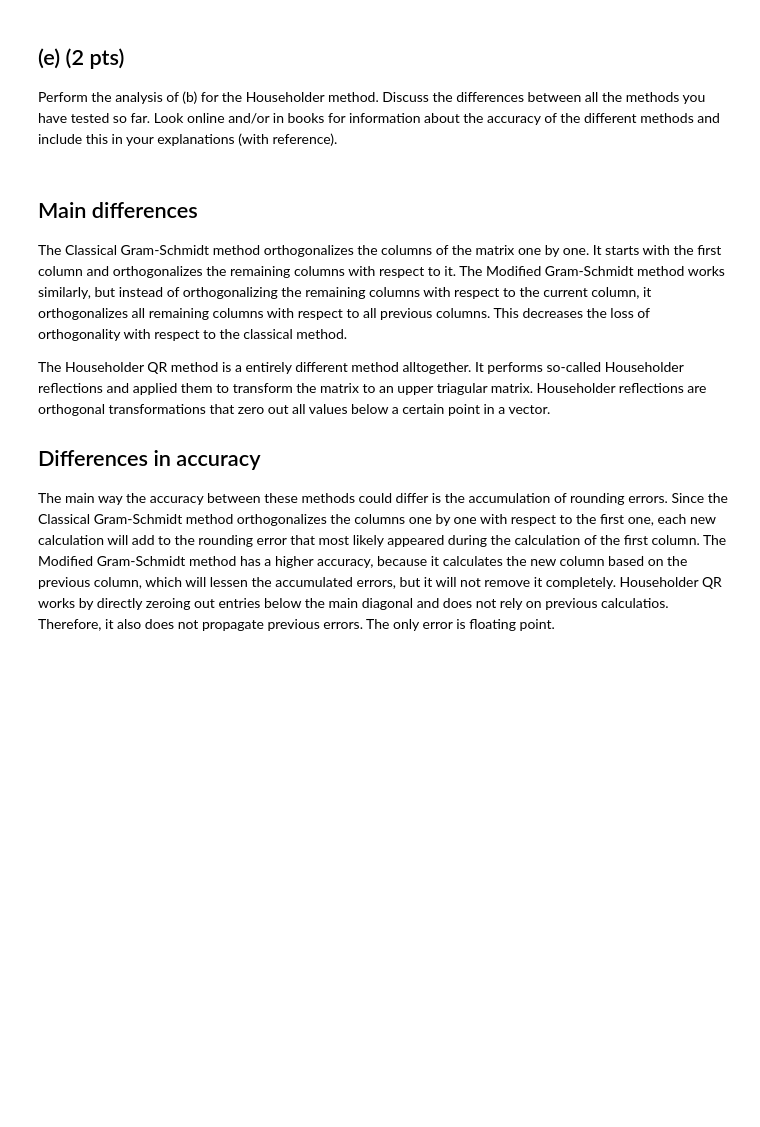
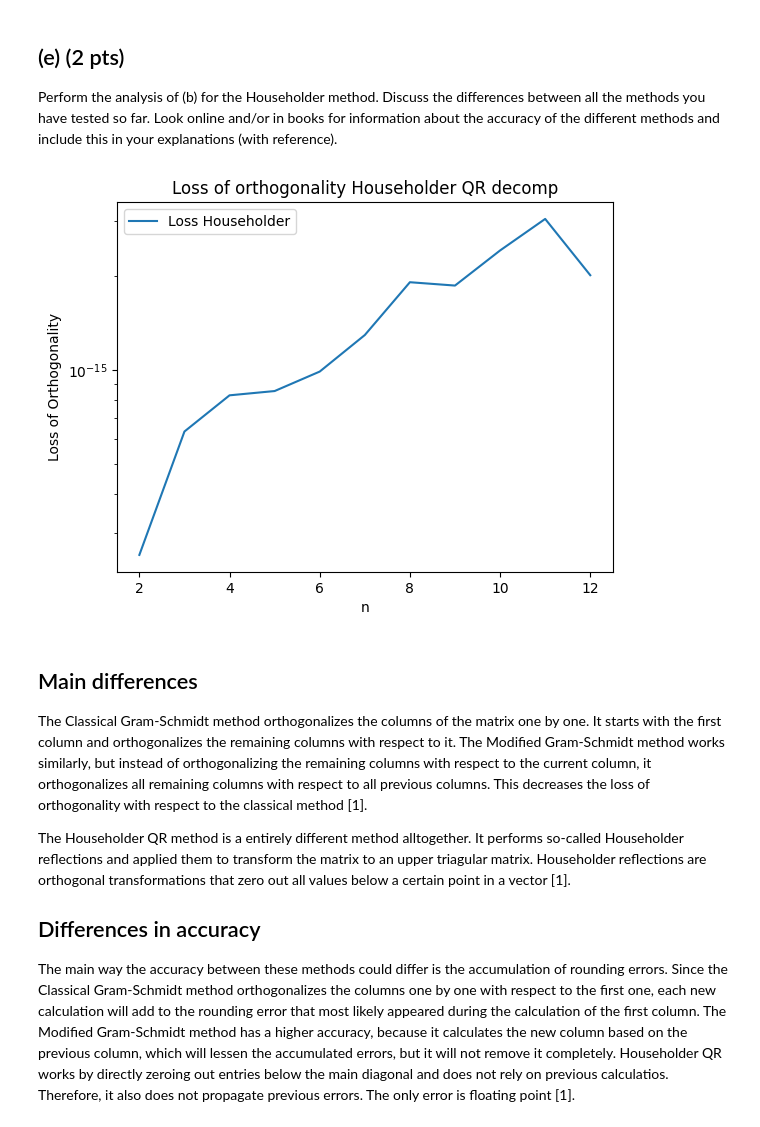
Before and after one commit to koenweverink/numericalAlgorithms, a Jupyter notebook: hw3_2023.ipynb, the cells around one changed output. Saved outputs shown, nothing was run; the diff lists cells and outputs as text; code cells hidden in the pictures; blank space fills up the shorter version.

Commit message:
Done most of it

```diff
--- a/hw3_2023.ipynb
+++ b/hw3_2023.ipynb
@@ -214,29 +226,33 @@ print(R)
 ## (e) (2 pts)
 Perform the analysis of (b) for the Householder method. Discuss the differences between all the methods you have tested so far. Look online and/or in books for information about the accuracy of the different methods and include this in your explanations (with reference).
 # %%
+# Performing Loss of Orthogonality analysis on the Householder method
 n_values = list(range(2, 13))
 
 loss_householder = []
 
 for n in n_values:
     H = np.array([[1 / (i + j - 1) for j in range(1, n + 1)] for i in range(1, n + 1)])
 
     Q, R = householder_qr(H)
     loss_householder.append(loss_of_orthogonality(Q))
 
+plt.title('Loss of orthogonality Householder QR decomp')
 plt.plot(n_values, loss_householder, label='Loss Householder')
 plt.yscale('log')
 plt.xlabel('n')
 plt.ylabel('Loss of Orthogonality')
 plt.legend()
 
 plt.show()
+# %% [output]
+[figure, added]
 # %% [markdown]
 ## Main differences
 The Classical Gram-Schmidt method orthogonalizes the columns of the matrix one by one. It starts with the first column and orthogonalizes the remaining columns with respect to it.
-The Modified Gram-Schmidt method works similarly, but instead of orthogonalizing the remaining columns with respect to the current column, it orthogonalizes all remaining columns with respect to all previous columns. This decreases the loss of orthogonality with respect to the classical method.
+The Modified Gram-Schmidt method works similarly, but instead of orthogonalizing the remaining columns with respect to the current column, it orthogonalizes all remaining columns with respect to all previous columns. This decreases the loss of orthogonality with respect to the classical method [1].
 
-The Householder QR method is a entirely different method alltogether. It performs so-called Householder reflections and applied them to transform the matrix to an upper triagular matrix. Householder reflections are orthogonal transformations that zero out all values below a certain point in a vector.
+The Householder QR method is a entirely different method alltogether. It performs so-called Householder reflections and applied them to transform the matrix to an upper triagular matrix. Householder reflections are orthogonal transformations that zero out all values below a certain point in a vector [1].
 
 ## Differences in accuracy
-The main way the accuracy between these methods could differ is the accumulation of rounding errors. Since the Classical Gram-Schmidt method orthogonalizes the columns one by one with respect to the first one, each new calculation will add to the rounding error that most likely appeared during the calculation of the first column. The Modified Gram-Schmidt method has a higher accuracy, because it calculates the new column based on the previous column, which will lessen the accumulated errors, but it will not remove it completely. Householder QR works by directly zeroing out entries below the main diagonal and does not rely on previous calculatios. Therefore, it also does not propagate previous errors. The only error is floating point.
+The main way the accuracy between these methods could differ is the accumulation of rounding errors. Since the Classical Gram-Schmidt method orthogonalizes the columns one by one with respect to the first one, each new calculation will add to the rounding error that most likely appeared during the calculation of the first column. The Modified Gram-Schmidt method has a higher accuracy, because it calculates the new column based on the previous column, which will lessen the accumulated errors, but it will not remove it completely. Householder QR works by directly zeroing out entries below the main diagonal and does not rely on previous calculatios. Therefore, it also does not propagate previous errors. The only error is floating point [1].
```
Also changed, not shown: parts of 4 cells of this notebook, 3 other files.
